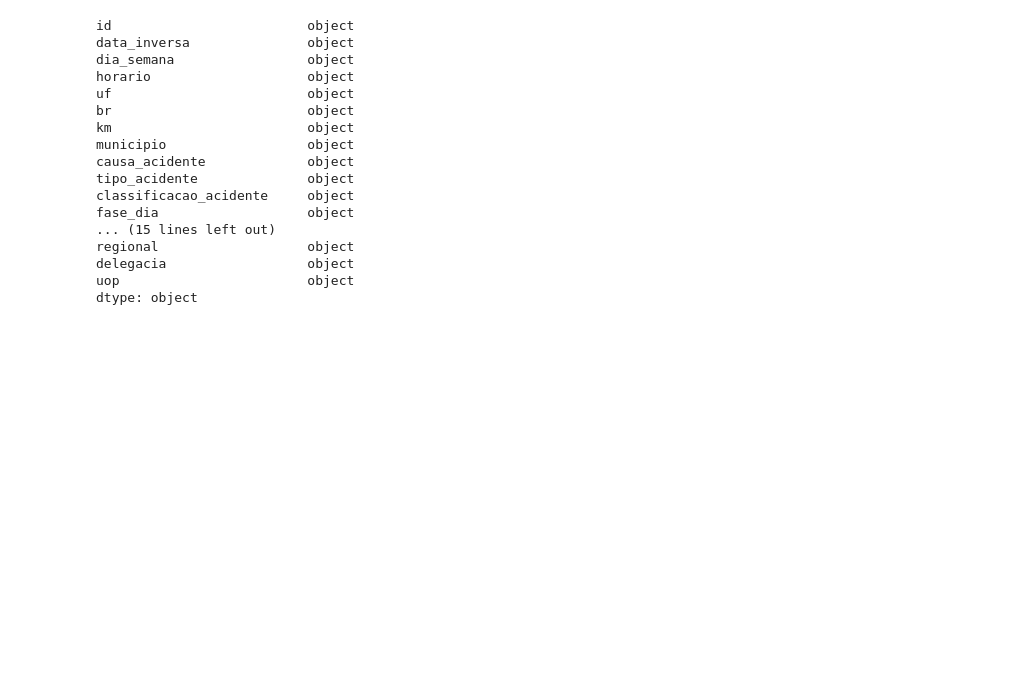
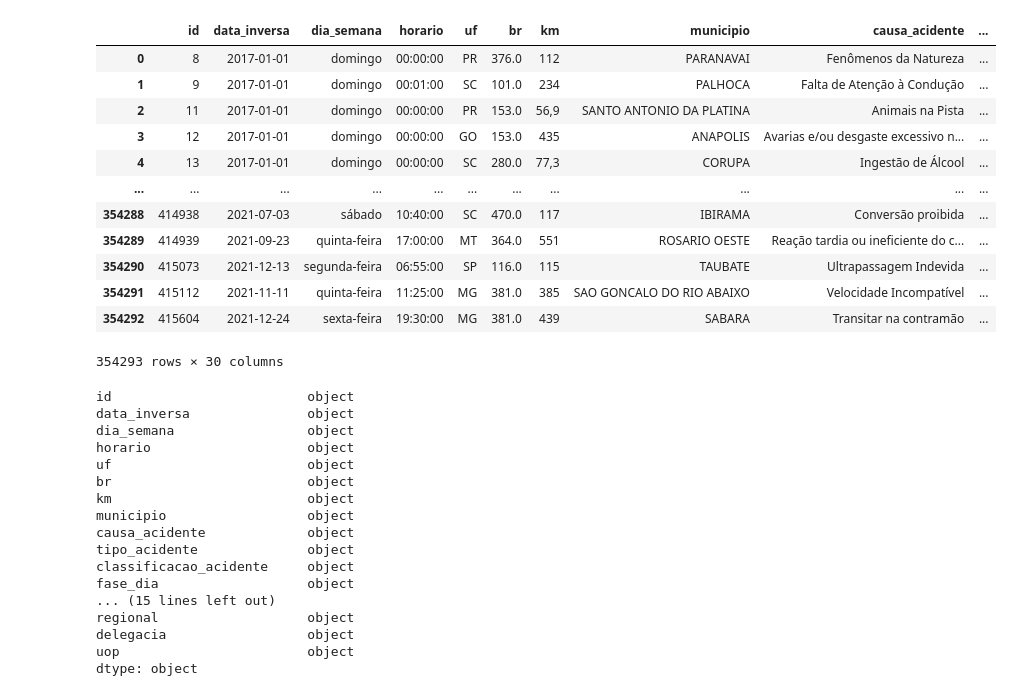
Before and after one commit to evelinemg/projetofinal, a Jupyter notebook: PandasTransformacao.ipynb, the cells around one changed output. Saved outputs shown, nothing was run; the diff lists cells and outputs as text; code cells hidden in the pictures; blank space fills up the shorter version.

```diff
--- a/PandasTransformacao.ipynb
+++ b/PandasTransformacao.ipynb
@@ -7,6 +7,21 @@ os.environ["GOOGLE_APPLICATION_CREDENTIALS"]="sca-at-b5179177a346.json"
 df=pd.read_csv('gs://acidentes_terrestres/dados_brutos/Acidentes por ocorrencia/acidentes_ocorrencias - geral.csv')
 # %%
 df1=df
+df1
+# %% [output]
+|  | id | data_inversa | dia_semana | horario | uf | br | km | municipio | causa_acidente | ... |
+| 0 | 8 | 2017-01-01 | domingo | 00:00:00 | PR | 376.0 | 112 | PARANAVAI | Fenômenos da Natureza | ... |
+| 1 | 9 | 2017-01-01 | domingo | 00:01:00 | SC | 101.0 | 234 | PALHOCA | Falta de Atenção à Condução | ... |
+| 2 | 11 | 2017-01-01 | domingo | 00:00:00 | PR | 153.0 | 56,9 | SANTO ANTONIO DA PLATINA | Animais na Pista | ... |
+| 3 | 12 | 2017-01-01 | domingo | 00:00:00 | GO | 153.0 | 435 | ANAPOLIS | Avarias e/ou desgaste excessivo n... | ... |
+| 4 | 13 | 2017-01-01 | domingo | 00:00:00 | SC | 280.0 | 77,3 | CORUPA | Ingestão de Álcool | ... |
+| ... | ... | ... | ... | ... | ... | ... | ... | ... | ... | ... |
+| 354288 | 414938 | 2021-07-03 | sábado | 10:40:00 | SC | 470.0 | 117 | IBIRAMA | Conversão proibida | ... |
+| 354289 | 414939 | 2021-09-23 | quinta-feira | 17:00:00 | MT | 364.0 | 551 | ROSARIO OESTE | Reação tardia ou ineficiente do c... | ... |
+| 354290 | 415073 | 2021-12-13 | segunda-feira | 06:55:00 | SP | 116.0 | 115 | TAUBATE | Ultrapassagem Indevida | ... |
+| 354291 | 415112 | 2021-11-11 | quinta-feira | 11:25:00 | MG | 381.0 | 385 | SAO GONCALO DO RIO ABAIXO | Velocidade Incompatível | ... |
+| 354292 | 415604 | 2021-12-24 | sexta-feira | 19:30:00 | MG | 381.0 | 439 | SABARA | Transitar na contramão | ... |
+354293 rows × 30 columns
 # %%
 df1.dtypes
 # %% [output]
```
Also changed, not shown: parts of 11 cells of this notebook.
